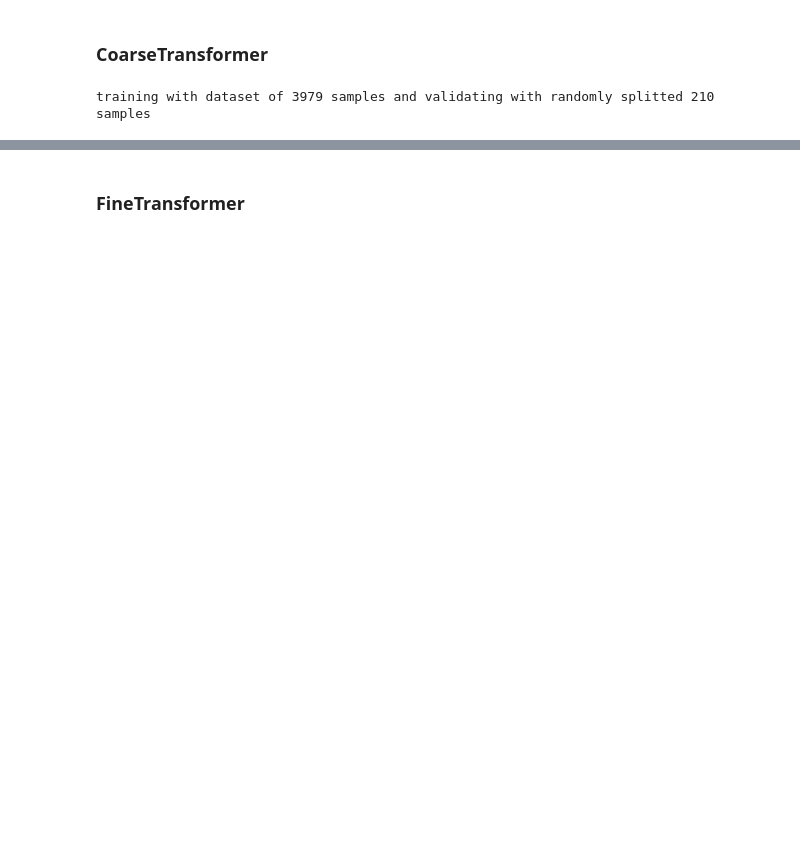
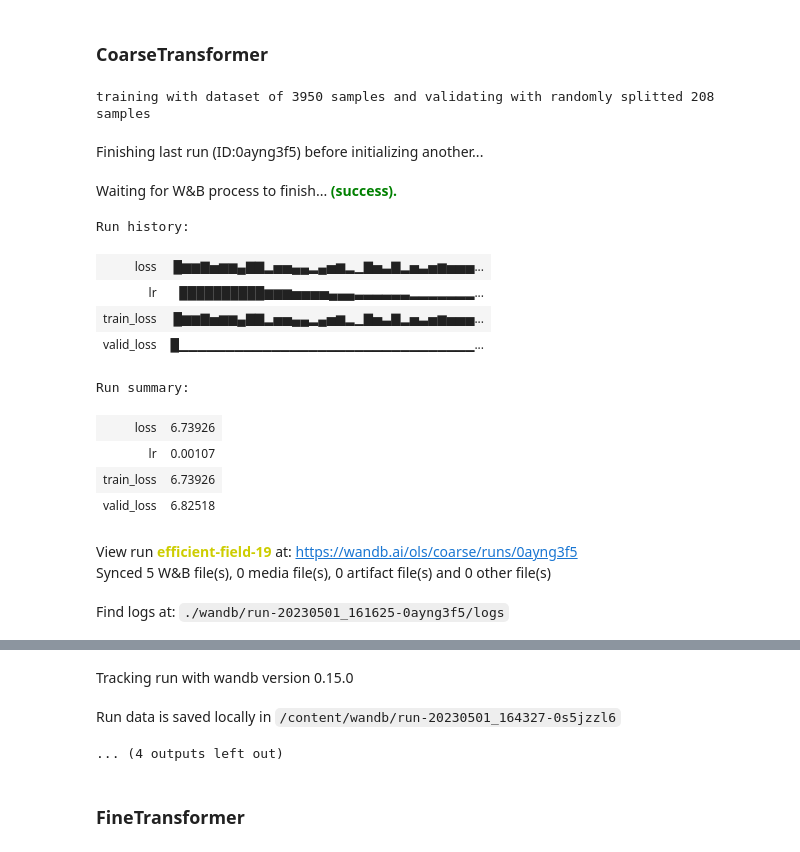
Before and after one commit to Omarlsg98/idl-project, a Jupyter notebook: notebooks/AudioLM+CLAP.ipynb, the cells around one changed output, grey strips where cells are left out. Cells and saved outputs as stored; diff of their text form; code cells hidden in the pictures; blank space fills up the shorter version.

```diff
--- a/notebooks/AudioLM+CLAP.ipynb
+++ b/notebooks/AudioLM+CLAP.ipynb
@@ -453,0 +593,8 @@ wav2vec.target_sample_hz
+# %%
+logger = wandb.log if wandb is not None else noop
+# %%
+def free_gpu_memory(model):
+  for p in model.parameters():
+      if p.grad is not None:
+          del p.grad  # free some memory
+  torch.cuda.empty_cache()
@@ -454,10 +665,5 @@ wav2vec.target_sample_hz
+# %%
+def get_accelerate_kwargs(config):
+  return dict(log_with="wandb") if wandb is not None else None
 # %% [markdown]
 ### SemanticTransformer
-# %%
-# del semantic_transformer, semantic_trainer
-torch.cuda.empty_cache()
-load_ckpt = True
-train = False
-semantic_load_path = RESULTS_ROOT_PATH+'/results_semantic/semantic.transformer.50.pt'
-coarse_load_path = RESULTS_ROOT_PATH+'/results_coarse/coarse.transformer.300.pt'
-fine_load_path = RESULTS_ROOT_PATH+'/results_fine/fine.transformer.300.pt'
@@ -504,34 +779,61 @@ torch.cuda.empty_cache()
 # %%
 torch.cuda.empty_cache()
 coarse_transformer = CoarseTransformer(
     num_semantic_tokens = wav2vec.codebook_size,
     codebook_size = 1024,
     num_coarse_quantizers = 3,
-    dim = 1024,
-    depth = 6,
+    dim = config["embedding_dim"],
+    depth = config["depth"],
+    heads = config["heads"],
     audio_text_condition = True,
+    attn_dropout = config["attn_dropout"],
+    ff_dropout = config["ff_dropout"],
 )
 
 coarse_trainer = CoarseTransformerTrainer(
     transformer = coarse_transformer,
     codec = soundstream,
     wav2vec = wav2vec,
     audio_conditioner = quantizer,
     folder = dataset_folder,
-    batch_size = 1,
-    data_max_length_seconds = 10,
-    save_results_every = 50,
+    lr=config["lr"],
+    batch_size = config["batch_size"],
+    data_max_length_seconds = config.get("data_max_length_seconds"),
+    data_max_length = config.get("data_max_length"),
+    save_results_every = VAL_EVERY_STEPS,
+    wd = config["wd"],
+    grad_accum_every = config["grad_accum_every"],
+    max_grad_norm = config["max_grad_norm"],
     save_model_every = 50,
-    num_train_steps = 300+1,
+    num_train_steps = STEPS,
     results_folder = RESULTS_ROOT_PATH+'/results_coarse',
     force_clear_prev_results = False,
+    accelerate_kwargs = get_accelerate_kwargs(config)
 )
-# NOTE: I changed num_train_steps to 9 (aka 8 + 1) from 10000 to make things go faster for demo purposes
-# adjusting save_*_every variables for the same reason
+
+scheduler = get_scheduler(coarse_trainer.optim, config)
+
 if load_ckpt:
   coarse_trainer.load(coarse_load_path)
 
 if train:
-  coarse_trainer.train()
+  custom_train(coarse_trainer,
+               config,
+               scheduler)
 # %% [output]
-training with dataset of 3979 samples and validating with randomly splitted 210 samples
+training with dataset of 3950 samples and validating with randomly splitted 208 samples
+Finishing last run (ID:0ayng3f5) before initializing another...
+Waiting for W&B process to finish... (success).
+Run history:
+| loss | █▆▆▇▅▆▆▄▇▇▂▅▅▄▄▂▄▅▆▂▁▇▅▃▇▂▅▃▅▆▅▅▅... |
+| lr | ██████████▆▆▆▅▅▅▅▄▄▄▃▃▃▃▃▃▂▂▂▂▂▂▂... |
+| train_loss | █▆▆▇▅▆▆▄▇▇▂▅▅▄▄▂▄▅▆▂▁▇▅▃▇▂▅▃▅▆▅▅▅... |
+| valid_loss | █▁▁▁▁▁▁▁▁▁▁▁▁▁▁▁▁▁▁▁▁▁▁▁▁▁▁▁▁▁▁▁▁... |
+Run summary:
+| loss | 6.73926 |
+| lr | 0.00107 |
+| train_loss | 6.73926 |
+| valid_loss | 6.82518 |
+View run efficient-field-19 at: https://wandb.ai/ols/coarse/runs/0ayng3f5
+Synced 5 W&B file(s), 0 media file(s), 0 artifact file(s) and 0 other file(s)
+Find logs at: ./wandb/run-20230501_161625-0ayng3f5/logs
@@ -538,3 +841,6 @@ training with dataset of 3979 samples and validating with randomly splitted 210
+Tracking run with wandb version 0.15.0
+Run data is saved locally in /content/wandb/run-20230501_164327-0s5jzzl6
+... (4 outputs left out)
 # %% [markdown]
 ### FineTransformer
 # %%
```
Also changed, not shown: parts of 44 cells of this notebook, 4 other files.
